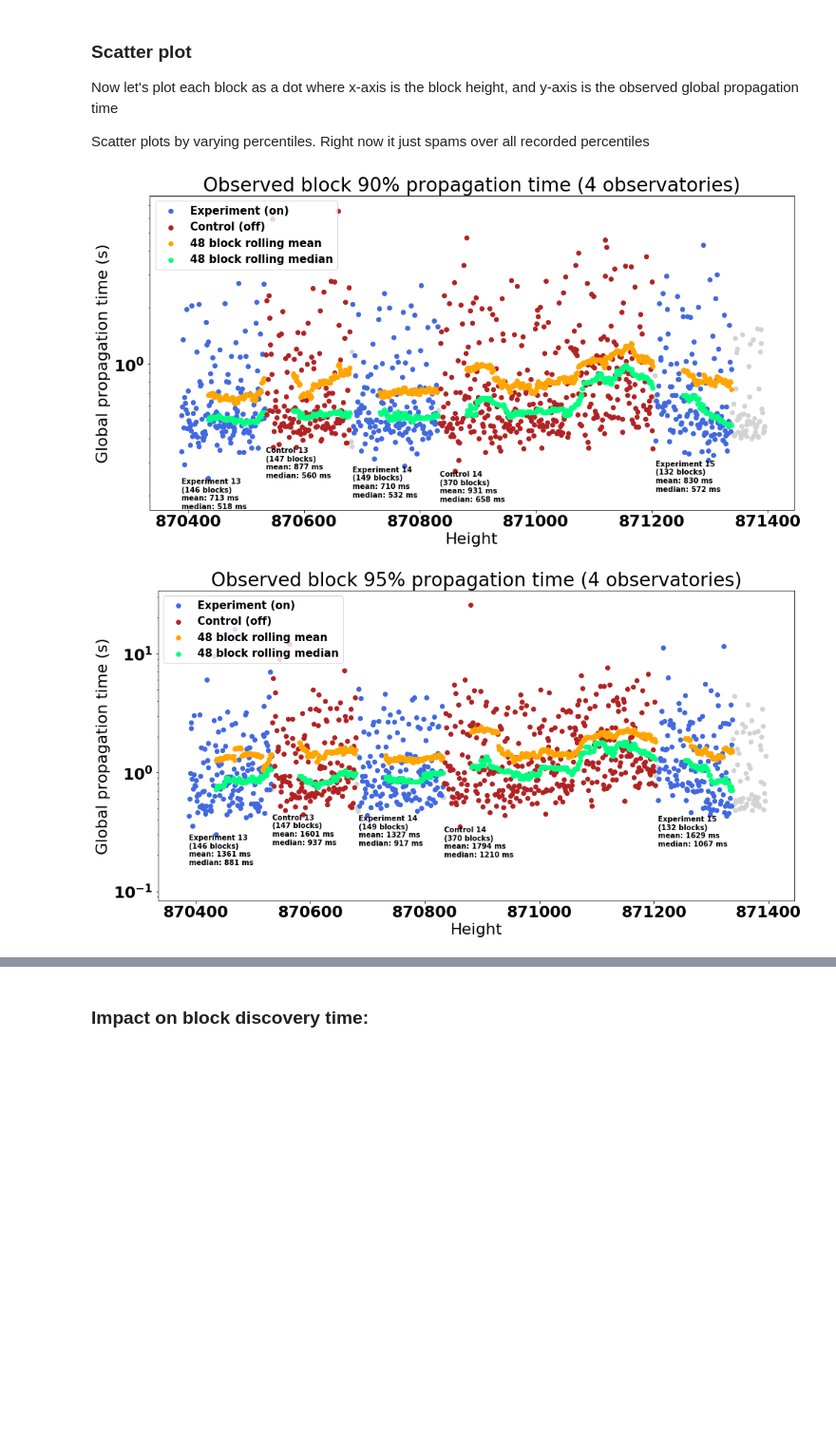
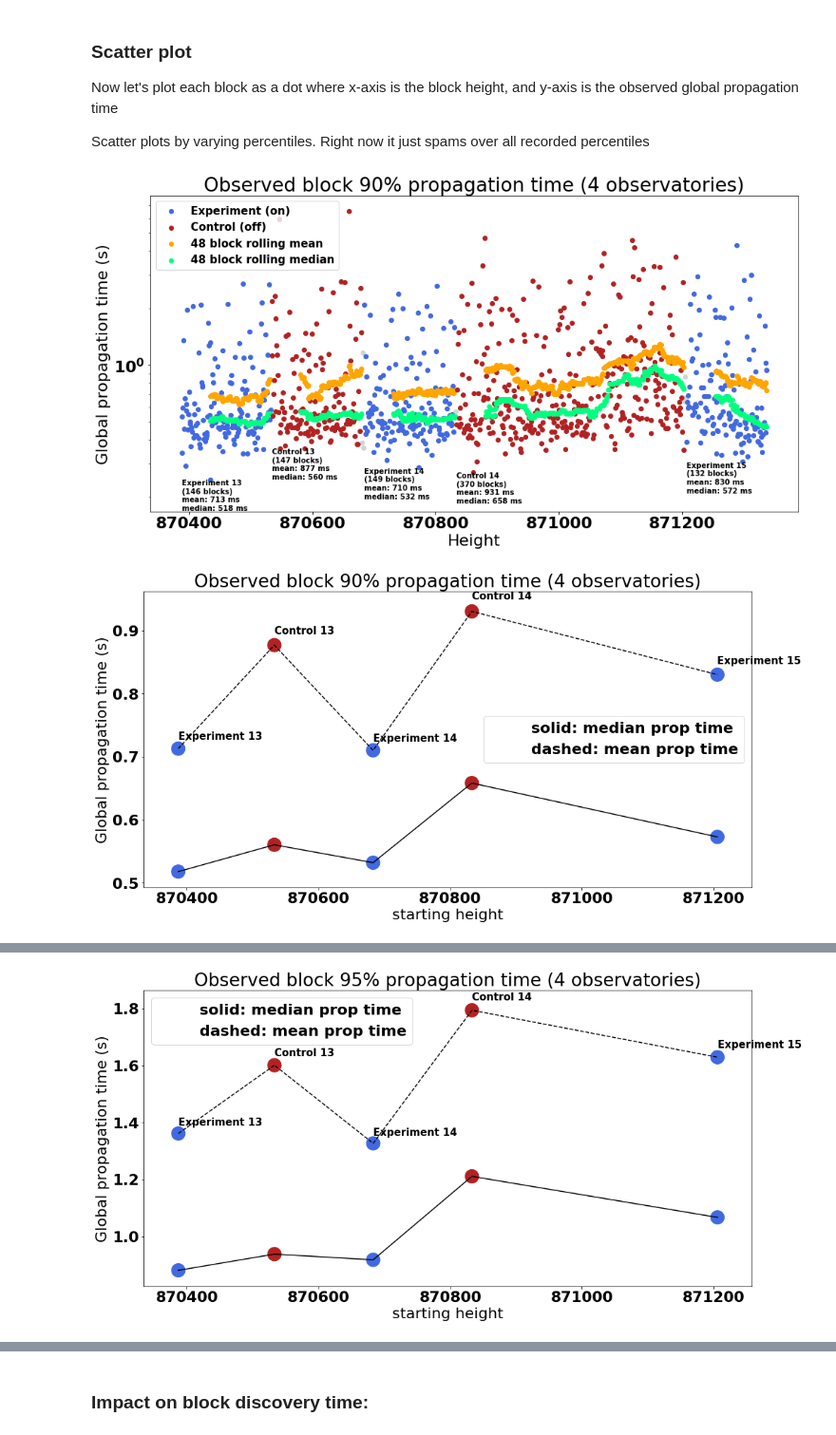
Before and after one commit to Mitchellpkt/observatory_data_analysis, a Jupyter notebook: global_data/process_observatory_data_commented.ipynb, the cells around one changed output, grey strips where cells are left out. Shown at 95% size. Drawn from its saved outputs; the diff is of its cells as text; code cells hidden in the pictures; blank space fills up the shorter version.

Commit message:
Added new plots

```diff
--- a/global_data/process_observatory_data_commented.ipynb
+++ b/global_data/process_observatory_data_commented.ipynb
@@ -53,7 +53,8 @@ qverbose = 1 # how much text output do you want?
 ### Experimental settings:
 
 # Ignore data below min_height. Set to 0 to process all data
-min_height =  870387
+min_height = 870387
+max_height = 871338
 
 # If there's a ramp up time to connect to peers, mask experiment starts
 rt = 0 # set to 0 to dsable
@@ -80,7 +81,7 @@ lab_book = pd.DataFrame(np.array([
     ['Experiment 14', 870683+rt, 870832, 'on'],
     ['Control 14',    870833,    871203, 'off'],
     ['Experiment 15', 871206+rt, 871338, 'on'],
-    #['Control 15',    871338,    871395, 'off']
+    #['Control 15',    871338,    871480, 'off']
     ]),
     columns=['comment', 'start_height', 'stop_height', 'state'])
 
@@ -216,6 +217,7 @@ all_data = timestamps_df.join(heights_df.drop_duplicates(), on='Hash') # temp ho
 
 # Filter by height
 all_data = all_data[all_data['Height']>min_height]
+all_data = all_data[all_data['Height']<max_height]
 # %% [markdown]
 ## Data QC
 # %% [markdown]
@@ -547,6 +548,13 @@ for p in range(len(prcts)):
     plt.ylabel('Global propagation time (s)')
     plt.title('Observed block '+ str(this_prct) + '% propagation time ('+str(len(node_names))+' observatories)');
     plt.scatter(summary_df['Height'],summary_df[this_colname], c=no_state_color)
+
+    height_list = list()
+    mean_list = list()
+    median_list = list()
+    state_list = list()
+    comment_list = list()
+
 
     for index, row in lab_book.iterrows():
         start_height = row['start_height']
@@ -570,12 +578,21 @@ for p in range(len(prcts)):
 
         if state == 'on':
             this_color = on_color
+            state_list.append(on_color)
             to_plot = 1
         if state == 'off':
             this_color = off_color
+            state_list.append(off_color)
             to_plot = 1
 
+        # for bar plot
+        height_list.append(int(start_height))
+        mean_list.append(mean_val)
+        median_list.append(median_val)
+        comment_list.append(comment)
+
         if to_plot:
+            # Scatter plot of timeseries with rolling averages
             if len(chop_low) > 0:
                 # Plot data
                 if state == 'on':
@@ -584,32 +601,59 @@ for p in range(len(prcts)):
                     off_trace = plt.scatter(x=chop_high['Height'], y=chop_high[this_colname], c=this_color)
 
                 # Add label
                 try:
                     xval = min(chop_high['Height'])
                     yval = np.percentile(chop_high[this_colname], 0)
                     pltstr = comment + '\n('+ str(block_count) + ' blocks)'    +    '\nmean: '+ str(round(1000*mean_val)) + ' ms\nmedian: ' + str(int(1000*median_val)) + ' ms'
                     plt.text(xval,yval,pltstr,fontsize=10, horizontalalignment='left',verticalalignment='top')
                 except:
                     pass
 
                 # Calc rollings
                 chop_high = chop_high.sort_values(by='Height')
                 rolling_mean = chop_high[this_colname].rolling(window=median_window).mean()
                 mean_trace = plt.scatter(chop_high.Height, rolling_mean, label='hour rolling window (mean)', color=mean_color)
                 rolling_median = chop_high[this_colname].rolling(window=median_window).median()
                 median_trace = plt.scatter(chop_high.Height, rolling_median, label='hour rolling window (median)', color=median_color)
 
 
     plt.xlabel('Height')
     plt.ylabel('Global propagation time (s)')
     plt.yscale('log')
     plt.axis('tight')
     plt.title('Observed block '+ str(this_prct) + '% propagation time ('+str(len(node_names))+' observatories)');
     try:
         plt.legend((on_trace, off_trace, mean_trace, median_trace), ('Experiment (on)', 'Control (off)', str(median_window) + ' block rolling mean',str(median_window) + ' block rolling median'), fontsize=15, loc='upper left')
     except:
         pass
     plt.show()
+
+
+    #######
+    # Plot with medians/means
+    fig = plt.figure(figsize=(16,8), facecolor='w')
+    plt.xlabel('starting height')
+    plt.ylabel('Global propagation time (s)')
+    plt.title('Observed block '+ str(this_prct) + '% propagation time ('+str(len(node_names))+' observatories)');
+
+    # MEDIAN
+    plt.plot(height_list, median_list, '-k')
+    tr_median = plt.scatter(height_list, median_list, c=state_list, s=400)
+
+    # MEAN
+    plt.plot(height_list, mean_list, '--k')
+    tr_mean = plt.scatter(height_list, mean_list, c=state_list, s=400)
+
+    trx = plt.scatter(np.nan, np.nan, c='black')
+    trx2 = plt.scatter(np.nan, np.nan, c='black')
+    plt.legend((trx, trx2), ('solid: median prop time', 'dashed: mean prop time'))
+
+    for r in range(len(comment_list)):
+        plt.text(height_list[r], mean_list[r]*1.02, comment_list[r], fontsize=15)
+
+
+    #plt.xticks(y_pos, bars)
+    plt.show()
 # %% [output]
-[figure, old version]
+[figure, new version]
-[figure, old version]
+[figure, new version]
@@ -616,0 +661 @@ for p in range(len(prcts)):
+[figure, added]
```
Also changed, not shown: parts of 7 cells of this notebook, 2 other files.
